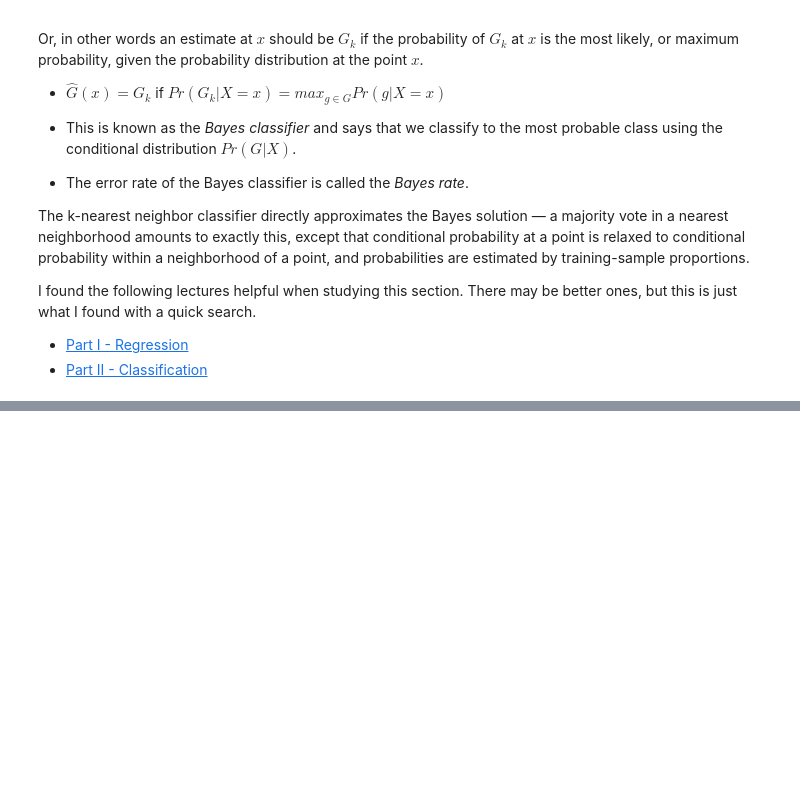
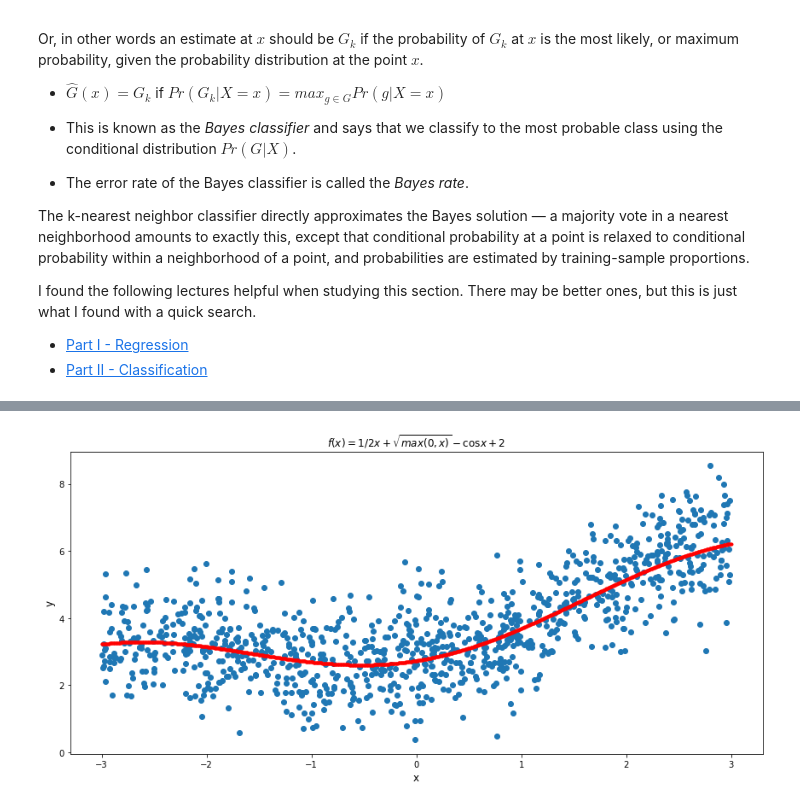
Before and after one commit to robertpullin/elements-of-statistical-learning, a Jupyter notebook: Chapter-1-and-2.ipynb, the cells around one changed output, grey strips where cells are left out. Saved outputs shown, nothing was run; the diff lists cells and outputs as text; code cells hidden in the pictures; blank space fills up the shorter version.

```diff
--- a/Chapter-1-and-2.ipynb
+++ b/Chapter-1-and-2.ipynb
@@ -761,0 +790,41 @@ plt.show()
+# %%
+import numpy as np
+import matplotlib.pyplot as plt
+
+%matplotlib inline
+
+# function
+def f(x):
+    return 0.5*x + np.sqrt(np.max(x,0)) - np.cos(x) + 2
+
+# sample size
+N = 1000
+
+# x points
+x = 3 * (2 * np.random.rand(N) - 1)
+
+# error on each point
+error = np.random.randn(N)
+
+# y points
+y = f(x) + error
+
+# plotting
+plt.figure(figsize=(12,6))
+
+# plot the datapoints
+plt.scatter(x,y)
+
+# plot the actual function value
+x_range = np.linspace(-3, 3, 1000)
+plt.plot(x_range,f(x_range),'r.')
+
+# decorations
+plt.xlabel('x', size=12)
+plt.ylabel('y', size=12)
+plt.title('$ f(x) = 1/2x + \sqrt{max(0,x)} - \cos{x} + 2 $')
+
+plt.tight_layout()
+plt.show()
+# %% [output]
+[figure, added]
```
Also changed, not shown: parts of 8 cells of this notebook.
